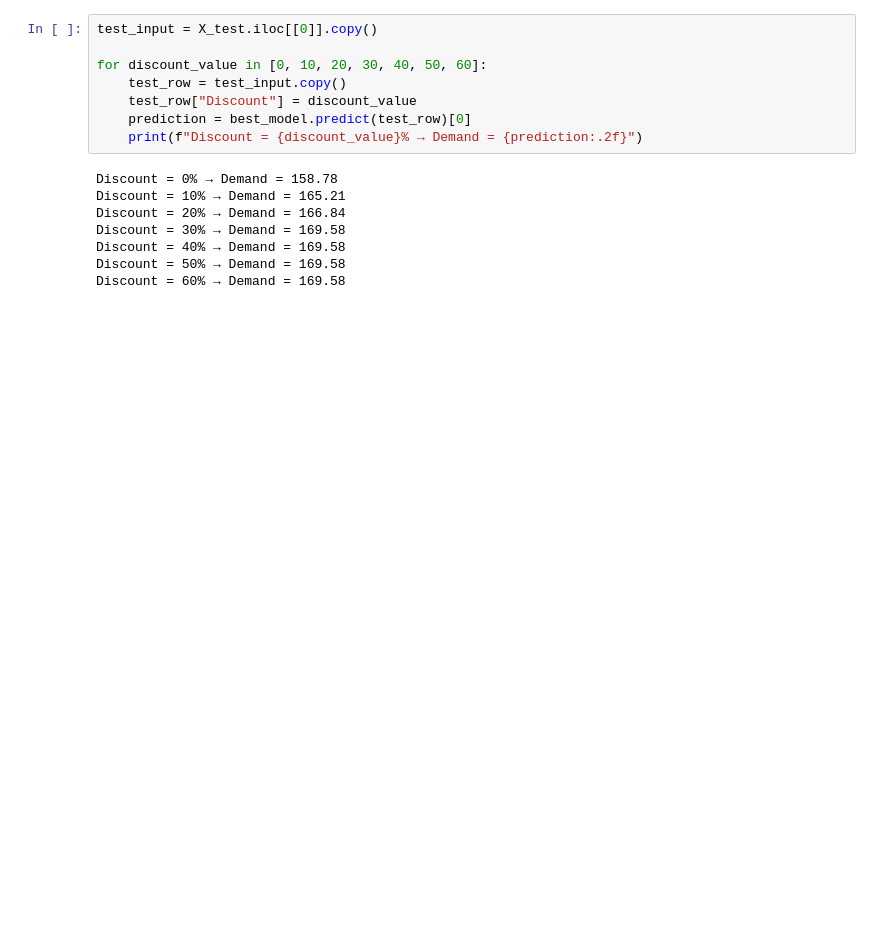
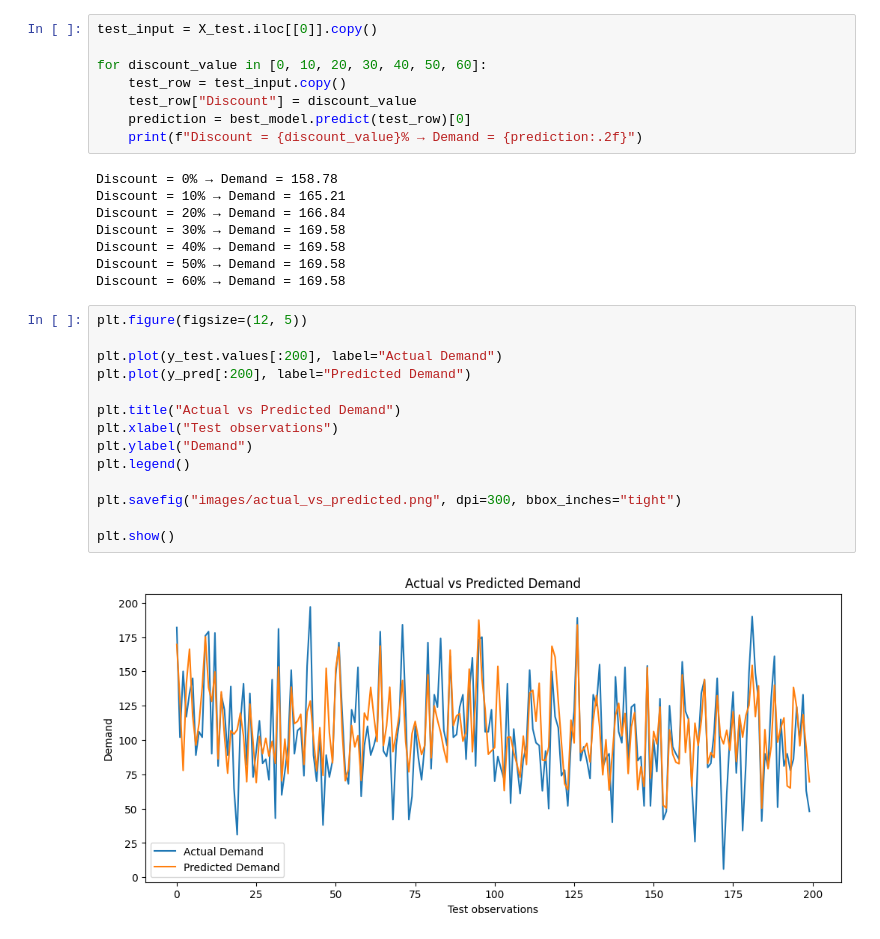
Before and after one commit to maryembencheikh/Demand-Forecasting-Project, a Jupyter notebook: machine_learning.ipynb, the cells around one changed output. Drawn from its saved outputs; the diff is of its cells as text; blank space fills up the shorter version.

```diff
--- a/machine_learning.ipynb
+++ b/machine_learning.ipynb
@@ -356,3 +372,19 @@ Discount = 30% → Demand = 169.58
 Discount = 40% → Demand = 169.58
 Discount = 50% → Demand = 169.58
 Discount = 60% → Demand = 169.58
+# %%
+plt.figure(figsize=(12, 5))
+
+plt.plot(y_test.values[:200], label="Actual Demand")
+plt.plot(y_pred[:200], label="Predicted Demand")
+
+plt.title("Actual vs Predicted Demand")
+plt.xlabel("Test observations")
+plt.ylabel("Demand")
+plt.legend()
+
+plt.savefig("images/actual_vs_predicted.png", dpi=300, bbox_inches="tight")
+
+plt.show()
+# %% [output]
+[figure, added]
```
Also changed, not shown: parts of 3 cells of this notebook, 2 other files.
